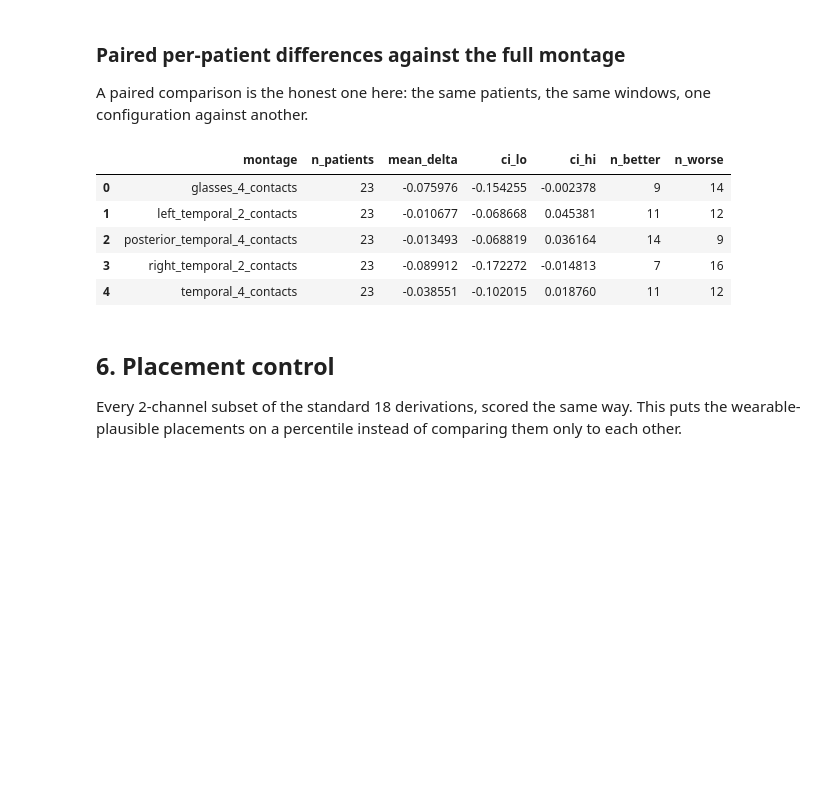
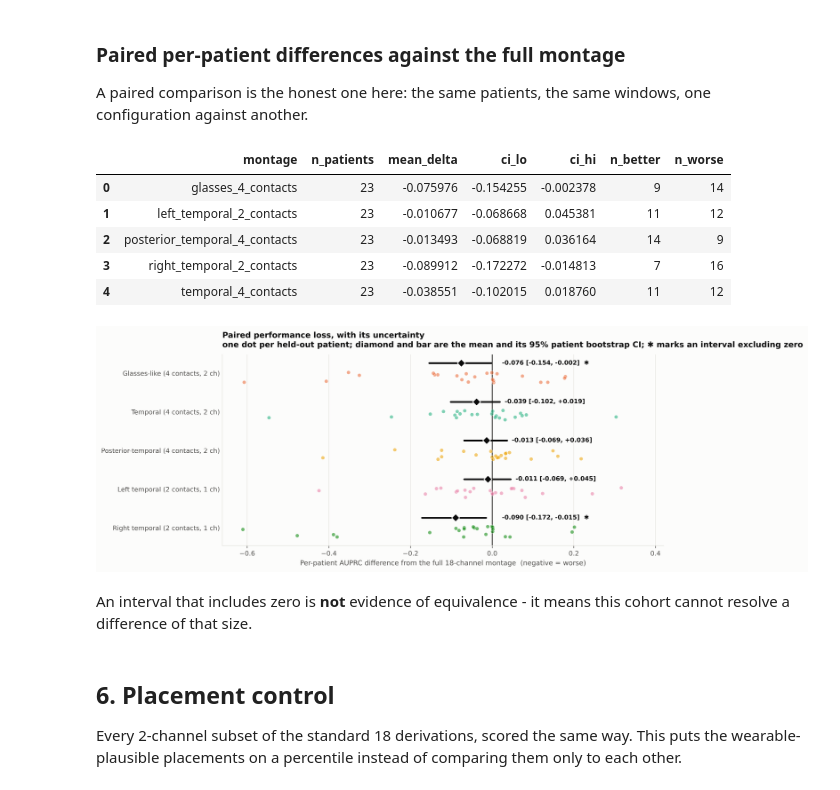
Before and after one commit to sammymustafa/forge_seizure_eeg, a Jupyter notebook: notebooks/forge_wearable_eeg_benchmark.ipynb, the cells around one changed output. Cells and saved outputs as stored; diff of their text form; code cells hidden in the pictures; blank space fills up the shorter version.

```diff
--- a/notebooks/forge_wearable_eeg_benchmark.ipynb
+++ b/notebooks/forge_wearable_eeg_benchmark.ipynb
@@ -180,14 +182,20 @@ one configuration against another.
 # %%
 d = report.paired_delta(patients, "auprc", 6.0)
 display(d[["montage", "n_patients", "mean_delta", "ci_lo", "ci_hi",
            "n_better", "n_worse"]])
+display(Image(filename=str(FIGURES_DIR / "fig10_paired_performance_loss.png")))
+display(Markdown(
+    "An interval that includes zero is **not** evidence of equivalence - it "
+    "means this cohort cannot resolve a difference of that size."))
 # %% [output]
 |  | montage | n_patients | mean_delta | ci_lo | ci_hi | n_better | n_worse |
 | 0 | glasses_4_contacts | 23 | -0.075976 | -0.154255 | -0.002378 | 9 | 14 |
 | 1 | left_temporal_2_contacts | 23 | -0.010677 | -0.068668 | 0.045381 | 11 | 12 |
 | 2 | posterior_temporal_4_contacts | 23 | -0.013493 | -0.068819 | 0.036164 | 14 | 9 |
 | 3 | right_temporal_2_contacts | 23 | -0.089912 | -0.172272 | -0.014813 | 7 | 16 |
 | 4 | temporal_4_contacts | 23 | -0.038551 | -0.102015 | 0.018760 | 11 | 12 |
+[figure, added]
+An interval that includes zero is **not** evidence of equivalence - it means this cohort cannot resolve a difference of that size.
 # %% [markdown]
 ## 6. Placement control
 
```
Also changed, not shown: parts of 1 cell of this notebook, 6 other files.
